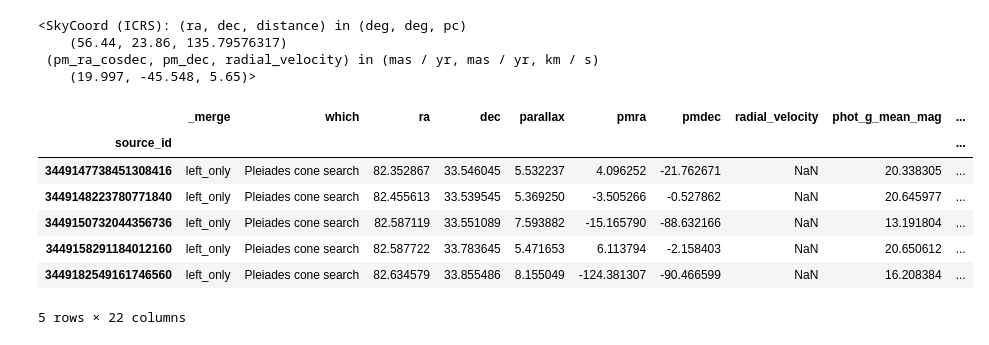
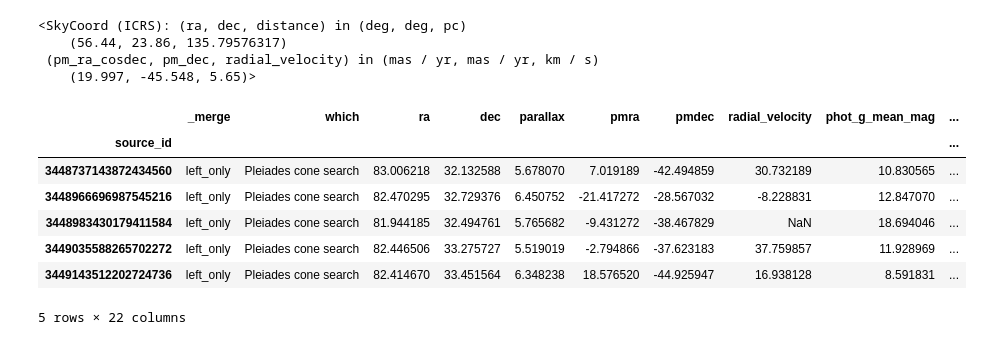
Before and after one commit to kevinmcmanus/runawaysearch, a Jupyter notebook: points_to_validation.ipynb, the cells around one changed output. Cells and saved outputs as stored; diff of their text form; code cells hidden in the pictures.

```diff
--- a/points_to_validation.ipynb
+++ b/points_to_validation.ipynb
@@ -190,13 +190,13 @@ cluster_info.loc['Pleiades']['coords']
  (pm_ra_cosdec, pm_dec, radial_velocity) in (mas / yr, mas / yr, km / s)
     (19.997, -45.548, 5.65)>
 # %%
-search_results['Pleiades'].objs.query('ra > 56.44').tail()
+search_results['Pleiades'].objs.query('ra > 56.44 and points_to').tail()
 # %% [output]
 |  | _merge | which | ra | dec | parallax | pmra | pmdec | radial_velocity | phot_g_mean_mag | ... |
 | source_id |  |  |  |  |  |  |  |  |  | ... |
-| 3449147738451308416 | left_only | Pleiades cone search | 82.352867 | 33.546045 | 5.532237 | 4.096252 | -21.762671 | NaN | 20.338305 | ... |
-| 3449148223780771840 | left_only | Pleiades cone search | 82.455613 | 33.539545 | 5.369250 | -3.505266 | -0.527862 | NaN | 20.645977 | ... |
-| 3449150732044356736 | left_only | Pleiades cone search | 82.587119 | 33.551089 | 7.593882 | -15.165790 | -88.632166 | NaN | 13.191804 | ... |
-| 3449158291184012160 | left_only | Pleiades cone search | 82.587722 | 33.783645 | 5.471653 | 6.113794 | -2.158403 | NaN | 20.650612 | ... |
-| 3449182549161746560 | left_only | Pleiades cone search | 82.634579 | 33.855486 | 8.155049 | -124.381307 | -90.466599 | NaN | 16.208384 | ... |
+| 3448737143872434560 | left_only | Pleiades cone search | 83.006218 | 32.132588 | 5.678070 | 7.019189 | -42.494859 | 30.732189 | 10.830565 | ... |
+| 3448966696987545216 | left_only | Pleiades cone search | 82.470295 | 32.729376 | 6.450752 | -21.417272 | -28.567032 | -8.228831 | 12.847070 | ... |
+| 3448983430179411584 | left_only | Pleiades cone search | 81.944185 | 32.494761 | 5.765682 | -9.431272 | -38.467829 | NaN | 18.694046 | ... |
+| 3449035588265702272 | left_only | Pleiades cone search | 82.446506 | 33.275727 | 5.519019 | -2.794866 | -37.623183 | 37.759857 | 11.928969 | ... |
+| 3449143512202724736 | left_only | Pleiades cone search | 82.414670 | 33.451564 | 6.348238 | 18.576520 | -44.925947 | 16.938128 | 8.591831 | ... |
 5 rows × 22 columns
```
Also changed, not shown: parts of 19 cells of this notebook, 10 other files.
